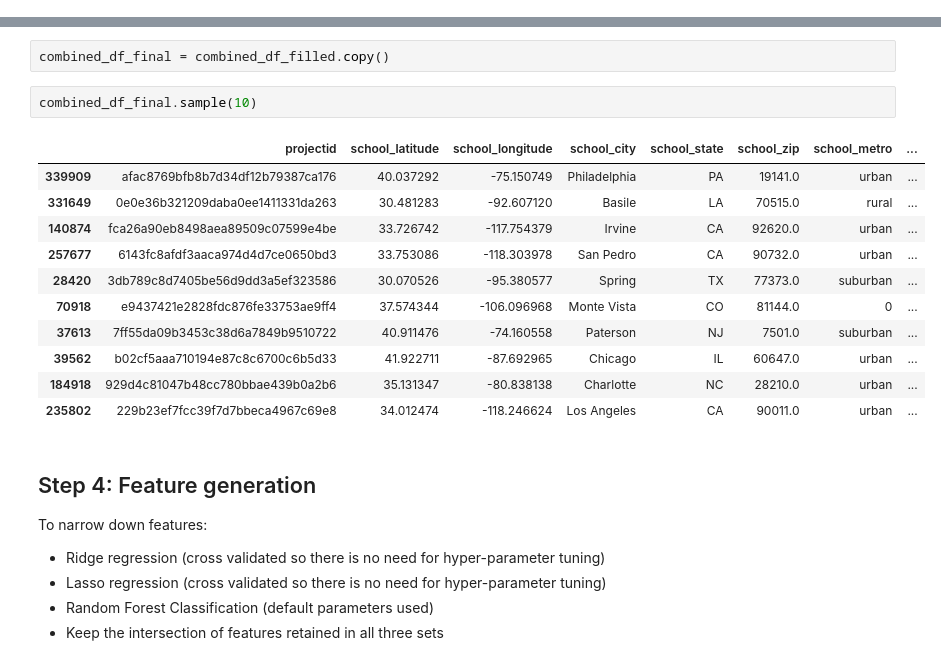
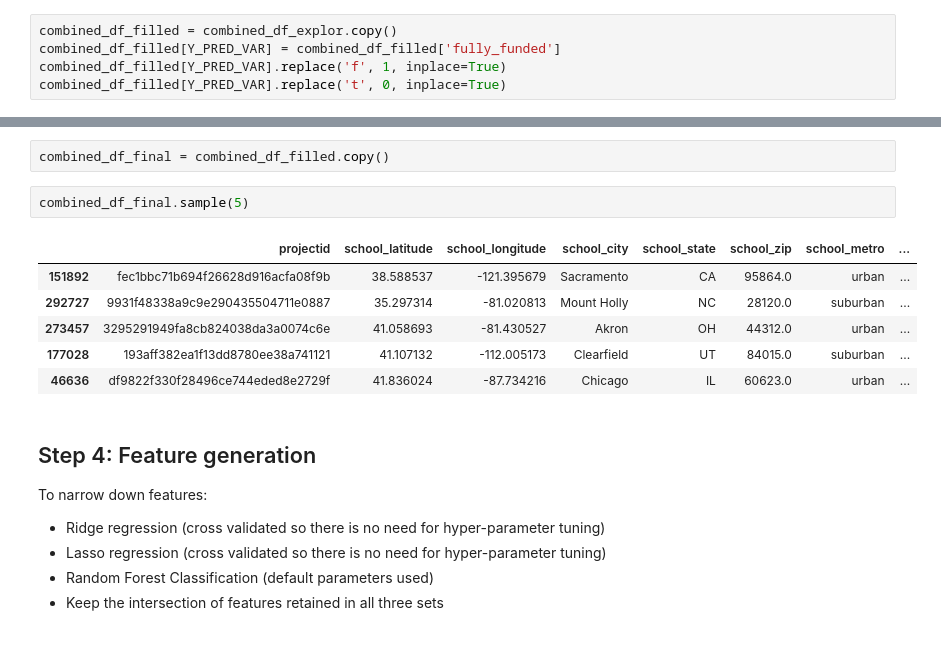
Before and after one commit to emmanechamkin/enechamkin_ML_for_public_policy, a Jupyter notebook: HW 3.ipynb, the cells around one changed output, grey strips where cells are left out. Cells and saved outputs as stored; diff of their text form.

```diff
--- a/HW 3.ipynb
+++ b/HW 3.ipynb
@@ -161,3 +161,8 @@ array([[<matplotlib.axes._subplots.AxesSubplot object at 0x...>]], dtype=object)
+# %%
+combined_df_filled = combined_df_explor.copy()
+combined_df_filled[Y_PRED_VAR] = combined_df_filled['fully_funded']
+combined_df_filled[Y_PRED_VAR].replace('f', 1, inplace=True)
+combined_df_filled[Y_PRED_VAR].replace('t', 0, inplace=True)
 # %% [markdown]
 ### Replace t and f with 1 and 0, respectively
 # %%
@@ -184,19 +188,14 @@ for var in ['students_reached', 'total_price_including_optional_support', 'total
 # %%
 combined_df_final = combined_df_filled.copy()
 # %%
-combined_df_final.sample(10)
+combined_df_final.sample(5)
 # %% [output]
 |  | projectid | school_latitude | school_longitude | school_city | school_state | school_zip | school_metro | ... |
-| 339909 | afac8769bfb8b7d34df12b79387ca176 | 40.037292 | -75.150749 | Philadelphia | PA | 19141.0 | urban | ... |
-| 331649 | 0e0e36b321209daba0ee1411331da263 | 30.481283 | -92.607120 | Basile | LA | 70515.0 | rural | ... |
-| 140874 | fca26a90eb8498aea89509c07599e4be | 33.726742 | -117.754379 | Irvine | CA | 92620.0 | urban | ... |
-| 257677 | 6143fc8afdf3aaca974d4d7ce0650bd3 | 33.753086 | -118.303978 | San Pedro | CA | 90732.0 | urban | ... |
-| 28420 | 3db789c8d7405be56d9dd3a5ef323586 | 30.070526 | -95.380577 | Spring | TX | 77373.0 | suburban | ... |
-| 70918 | e9437421e2828fdc876fe33753ae9ff4 | 37.574344 | -106.096968 | Monte Vista | CO | 81144.0 | 0 | ... |
-| 37613 | 7ff55da09b3453c38d6a7849b9510722 | 40.911476 | -74.160558 | Paterson | NJ | 7501.0 | suburban | ... |
-| 39562 | b02cf5aaa710194e87c8c6700c6b5d33 | 41.922711 | -87.692965 | Chicago | IL | 60647.0 | urban | ... |
-| 184918 | 929d4c81047b48cc780bbae439b0a2b6 | 35.131347 | -80.838138 | Charlotte | NC | 28210.0 | urban | ... |
-| 235802 | 229b23ef7fcc39f7d7bbeca4967c69e8 | 34.012474 | -118.246624 | Los Angeles | CA | 90011.0 | urban | ... |
+| 151892 | fec1bbc71b694f26628d916acfa08f9b | 38.588537 | -121.395679 | Sacramento | CA | 95864.0 | urban | ... |
+| 292727 | 9931f48338a9c9e290435504711e0887 | 35.297314 | -81.020813 | Mount Holly | NC | 28120.0 | suburban | ... |
+| 273457 | 3295291949fa8cb824038da3a0074c6e | 41.058693 | -81.430527 | Akron | OH | 44312.0 | urban | ... |
+| 177028 | 193aff382ea1f13dd8780ee38a741121 | 41.107132 | -112.005173 | Clearfield | UT | 84015.0 | suburban | ... |
+| 46636 | df9822f330f28496ce744eded8e2729f | 41.836024 | -87.734216 | Chicago | IL | 60623.0 | urban | ... |
 # %% [markdown]
 ## Step 4: Feature generation
 To narrow down features:
```
Also changed, not shown: parts of 7 cells of this notebook, 1 other file.
